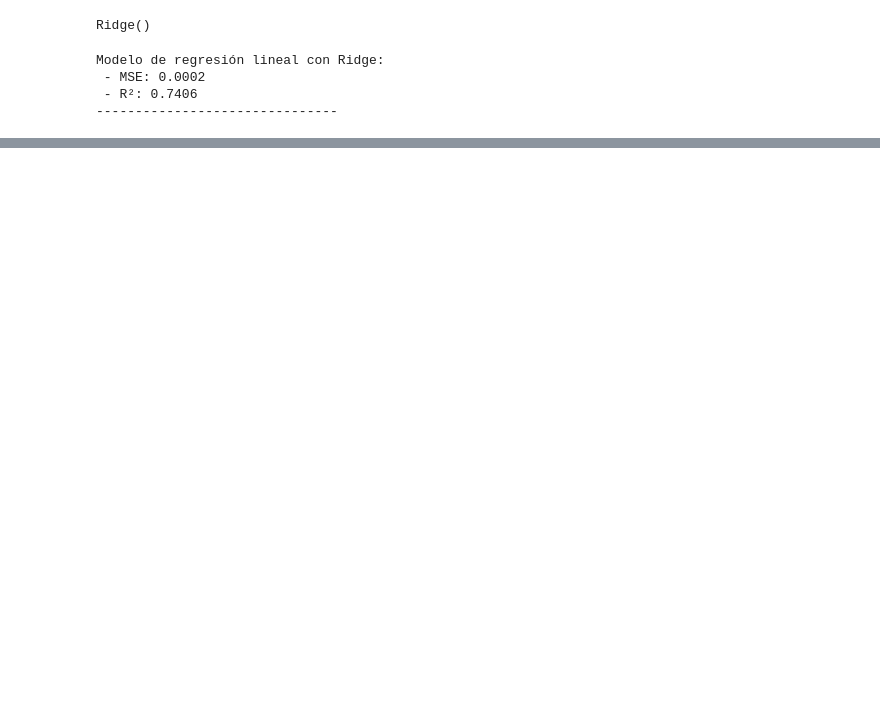
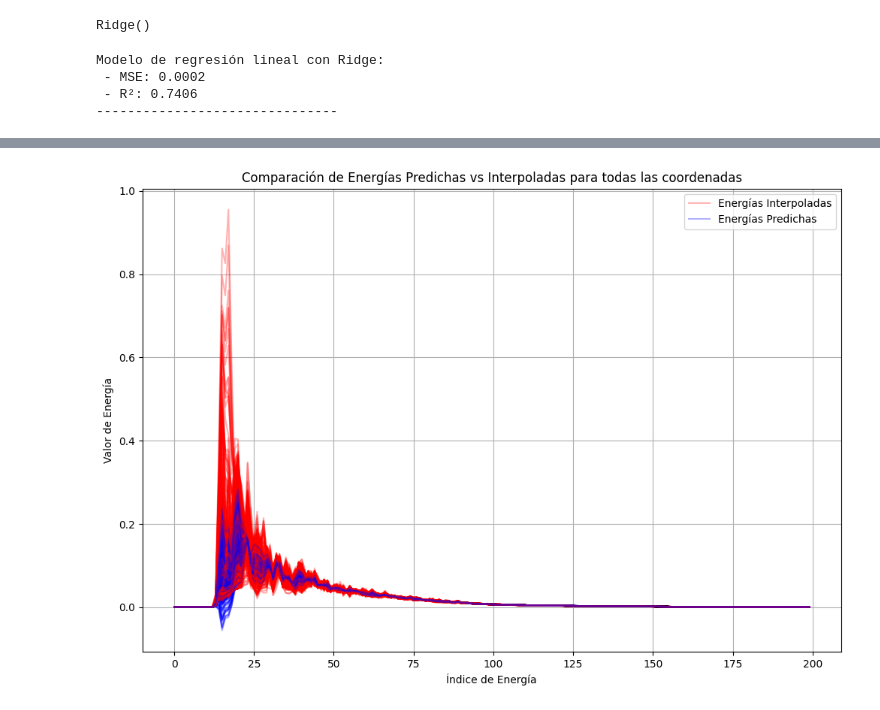
Before and after one commit to fercardenas29/model_RL_27dataModelos, a Jupyter notebook: modelo.ipynb, the cells around one changed output, grey strips where cells are left out. Drawn from its saved outputs; the diff is of its cells as text; code cells hidden in the pictures; blank space fills up the shorter version.

```diff
--- a/modelo.ipynb
+++ b/modelo.ipynb
@@ -128,37 +128,36 @@ plt.show()
 # %%
 import matplotlib.pyplot as plt
 import pandas as pd
 
 # Leer el archivo CSV con los resultados interpolados (5,000 coordenadas y 200 energías por coordenada)
 interpolated_df = pd.read_csv('/home/fcardenas/Documentos/OctavoSemestre/modelos/27Datos/interpolated_results.csv')
 
-# Aquí asumo que la estructura es como sigue:
-# Las primeras tres columnas son las coordenadas (x, y, z) y las siguientes 200 columnas son las energías interpoladas
-# Vamos a extraer las energías para todas las coordenadas (esto dependerá de la estructura exacta de tu archivo CSV)
 
 # Extraer todas las energías interpoladas (de columna 3 a 202)
 interpolated_energies = interpolated_df.iloc[:, 3:203].values  # Asegúrate de que las energías estén en estas columnas
 
 # Si tienes un modelo que predice 200 energías por coordenada, usamos esas coordenadas
 coordinates = interpolated_df.iloc[:, 0:3].values  # Coordenadas (x, y, z)
 
 # Obtener las predicciones de energía para todas las coordenadas
 predicted_energies = model.predict(coordinates)
 
 # Graficar la comparación entre las energías interpoladas y las predicciones
 plt.figure(figsize=(12, 8))
 
-# Graficamos todos los resultados a la vez
-for i in range(len(interpolated_energies)):  # Asegúrate de iterar sobre todas las coordenadas
-    plt.plot(range(200), interpolated_energies[i], color='r', alpha=0.2)  # Energías interpoladas
-    plt.plot(range(200), predicted_energies[i], color='b', alpha=0.2)  # Predicciones de energía
+# Usamos el índice de las coordenadas para comparar
+for i in range(0, len(interpolated_energies), 100):  # Graficamos por grupos para que no sobrecargue la visualización
+    plt.plot(range(200), interpolated_energies[i], color='r', alpha=0.3)  # Energías interpoladas
+    plt.plot(range(200), predicted_energies[i], color='b', alpha=0.3)  # Predicciones de energía
 
 # Añadir etiquetas y título
 plt.xlabel("Índice de Energía")
 plt.ylabel("Valor de Energía")
 plt.title("Comparación de Energías Predichas vs Interpoladas para todas las coordenadas")
 plt.legend(["Energías Interpoladas", "Energías Predichas"])
 plt.grid()
 
 # Mostrar el gráfico
 plt.show()
+# %% [output]
+[figure, added]
```
Also changed, not shown: parts of 3 cells of this notebook.
